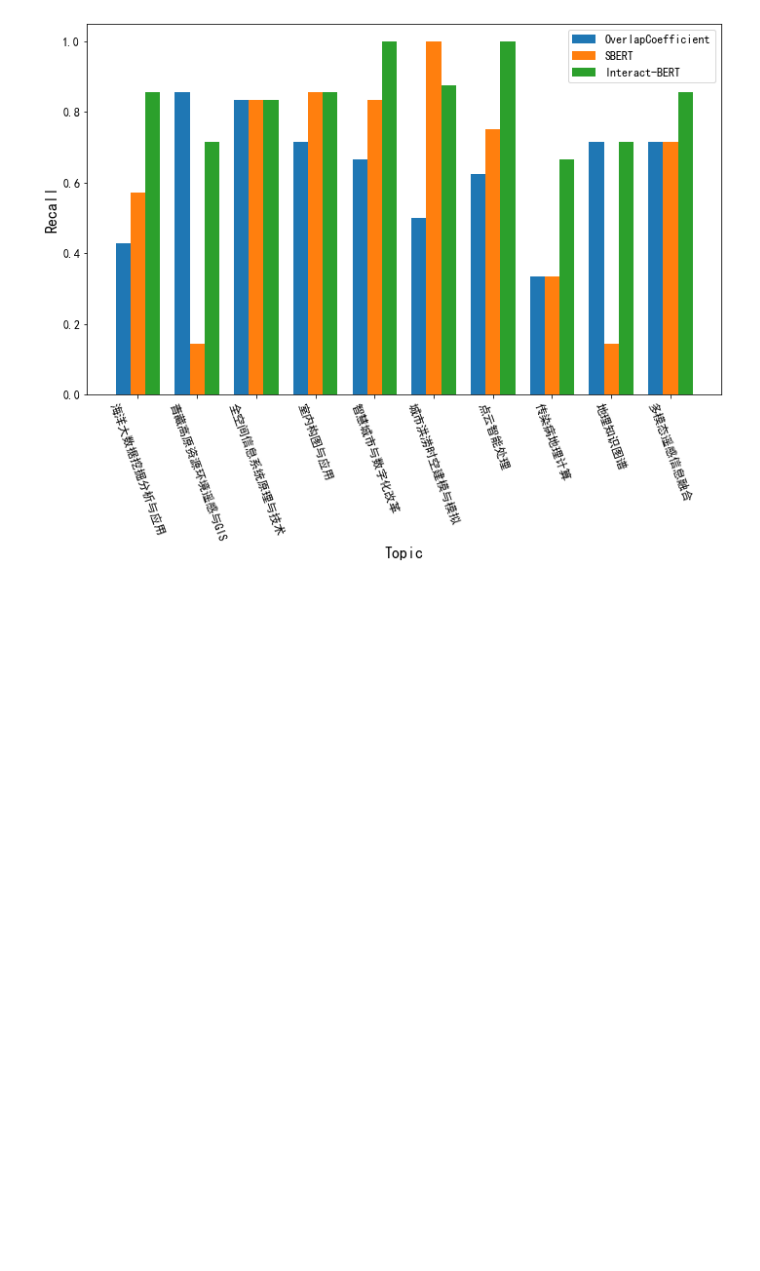
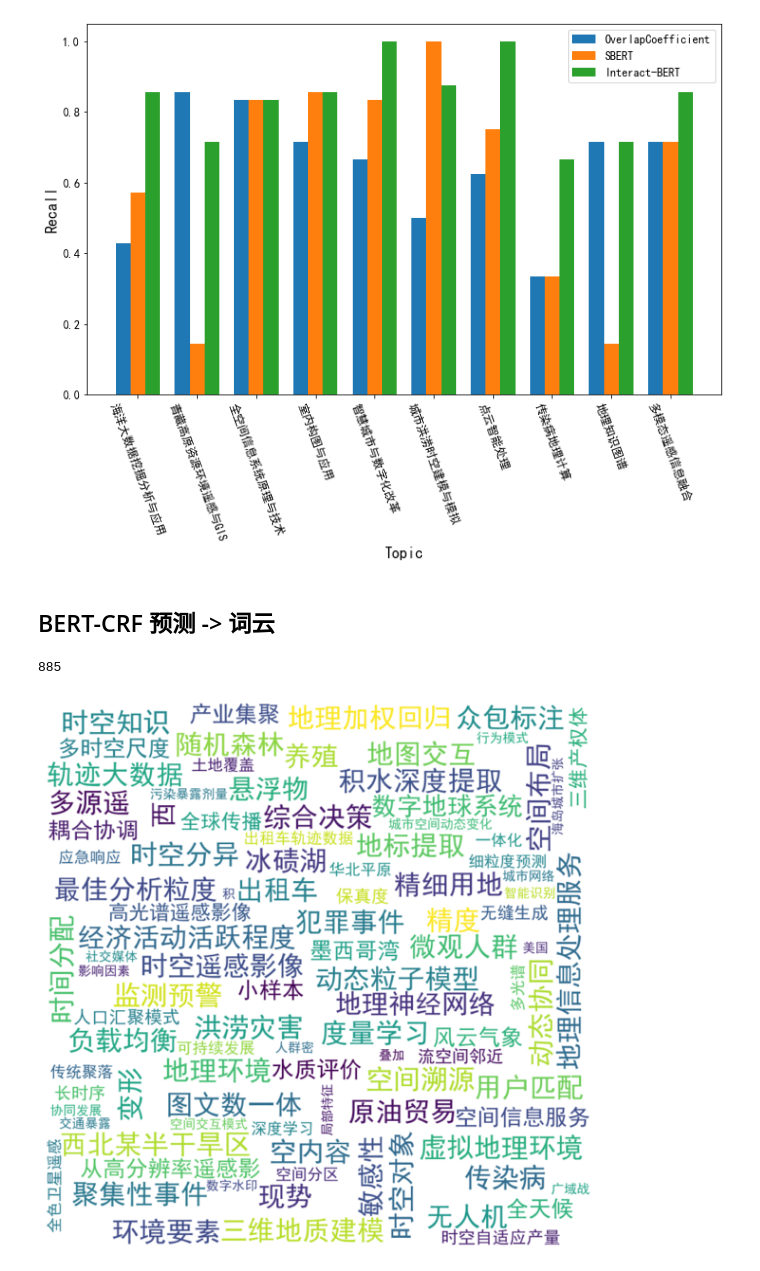
Before and after one commit to T-urning/ReportRecommendation, a Jupyter notebook: spatio_temporal_aware_recommendation.ipynb, the cells around one changed output. Saved outputs shown, nothing was run; the diff lists cells and outputs as text; code cells hidden in the pictures; blank space fills up the shorter version.

```diff
--- a/spatio_temporal_aware_recommendation.ipynb
+++ b/spatio_temporal_aware_recommendation.ipynb
@@ -896,3 +941,45 @@ plt.savefig('outputs/text_match/figs/compare_topic_recalls.pdf', format='pdf')
 plt.show()
 # %% [output]
 [figure]
+# %% [markdown]
+## BERT-CRF 预测 -> 词云
+# %%
+import json
+import matplotlib.pyplot as plt
+from wordcloud import WordCloud
+
+plt.rcParams['axes.unicode_minus'] = False
+plt.rcParams["font.sans-serif"]=["SimHei"] #设置字体
+
+file_path = 'data/conference/bert_crf_bert_wwm_ext_12_prediction_conference.jl'
+predictions = []
+kw_set = set()
+with open(file_path, mode='r', encoding='utf-8') as writer:
+    for i, line in enumerate(writer):
+        data = json.loads(line.strip())
+        kws = data['keywords']
+        kws = kws.get('keyword', [])
+        kw_set.update(kws)
+print(len(kw_set))
+# %% [output]
+885
+# %%
+text = ' '.join(list(kw_set))
+font_path = 'E:/PythonProjects/wordcloud/SimHei.ttf'
+# text = "Are you someone who loves finding and discovering new words? Are you a board game enthusiast? If you are, then this Word Finder is a tool you can't afford not to have. Whether you are into playing Scrabble, Words with Friends or any other word game, Word Finder will prove to be useful. It will help you both with word discovery, and as a reference tool, you and your playmates can use as a way to settle disputes about the validity of any particular word. Do you love boosting your vocabulary? Do word games help ignite your brain cells? Do you enjoy the thrill of trying to outwit an opponent with your encyclopedic mind? Then, our word generator is a tool that you simply can't live without!"
+wordcloud = WordCloud(
+    width=800,
+    height=800,
+    max_words=100,
+    font_path=font_path,
+    max_font_size=40,
+    background_color='white').generate(text)
+
+plt.figure(figsize=(8,8), facecolor=None)
+plt.imshow(wordcloud, interpolation='bilinear')
+plt.axis('off')
+plt.tight_layout(pad=0)
+plt.savefig('outputs/text_match/figs/wordcloud.pdf', format='pdf')
+plt.show()
+# %% [output]
+[figure, added]
```
Also changed, not shown: parts of 10 cells of this notebook, 9 other files.
